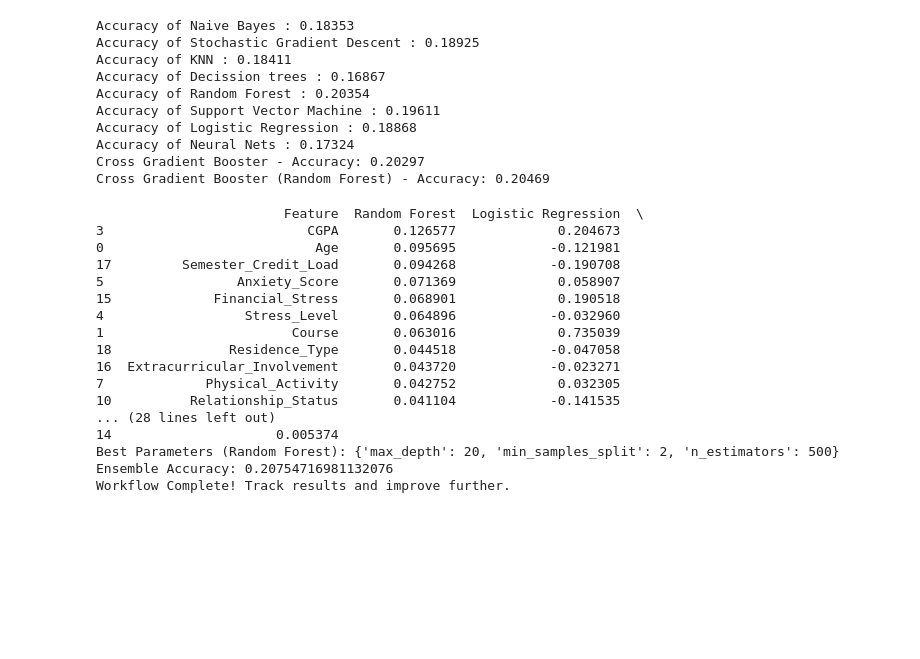
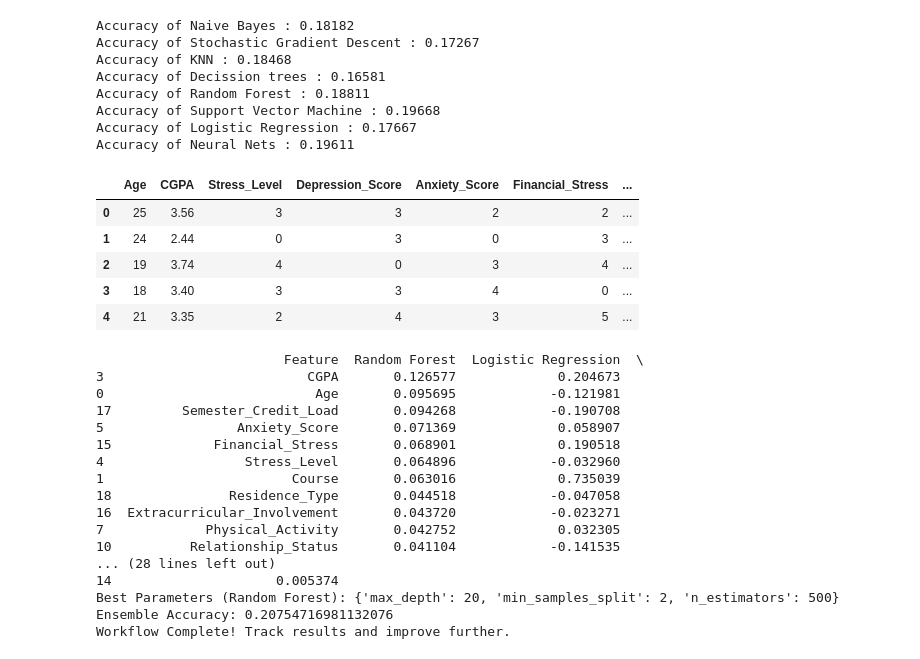
Before and after one commit to ReehalS/student-mental-health-model, a Jupyter notebook: Code/sandeep.ipynb, the cells around one changed output. Saved outputs shown, nothing was run; the diff lists cells and outputs as text; code cells hidden in the pictures; blank space fills up the shorter version.

Commit message:
Test many models with optimized set of columns

```diff
--- a/Code/sandeep.ipynb
+++ b/Code/sandeep.ipynb
@@ -18,8 +18,8 @@ from sklearn.tree import DecisionTreeClassifier
 from sklearn.ensemble import RandomForestClassifier
 from sklearn.svm import SVC
 from sklearn.neural_network import MLPClassifier
-from xgboost import XGBClassifier, XGBRFClassifier
-from xgboost import plot_tree, plot_importance
+# from xgboost import XGBClassifier, XGBRFClassifier
+# from xgboost import plot_tree, plot_importance
 
 from sklearn.metrics import confusion_matrix, accuracy_score, roc_auc_score, roc_curve
 from sklearn.model_selection import train_test_split
@@ -34,7 +34,7 @@ warnings.filterwarnings('ignore')
 # List of genres
 majors = ['main']
 # Load the corresponding datasets for the selected genres
-file_names = [f'../../Data/clean_df_{genre}.csv' for genre in majors]
+file_names = [f'../Data/clean_df_{genre}.csv' for genre in majors]
 data_frames = []
 
 for file_name in file_names:
@@ -51,16 +51,18 @@ if not data_frames:
 # Concatenate all genre datasets into a single DataFrame
 data = pd.concat(data_frames, ignore_index=True)
 
+# Course,Gender,Sleep_Quality,Physical_Activity,Diet_Quality,Social_Support,Relationship_Status,Substance_Use,Counseling_Service_Use,Family_History,Chronic_Illness,Extracurricular_Involvement,Residence_Type
+# CGPA, Semester_Credit_Load, Age, Anxiety_Score, Stress_Level, Financial_Stress
+
 # Drop specified columns if they exist
-# columns_to_drop = ['Course']
-# data = data.drop(columns=[col for col in columns_to_drop if col in data.columns])
-
+columns_to_drop = ['Course','Gender','Sleep_Quality','Physical_Activity','Diet_Quality','Social_Support','Relationship_Status','Substance_Use','Counseling_Service_Use','Family_History','Chronic_Illness','Extracurricular_Involvement','Residence_Type']
+data = data.drop(columns=[col for col in columns_to_drop if col in data.columns])
 
 # Fit and transform y_train and y_test
 
 y = data['Depression_Score']
 X = data.drop(columns=['Depression_Score'])
-X['Course'] = le.fit_transform(X['Course'])
+# X['Course'] = le.fit_transform(X['Course'])
 
 X = X.apply(pd.to_numeric, errors='coerce')
 X = X.dropna()
@@ -99,7 +101,7 @@ tree = DecisionTreeClassifier()
 model_assess(tree, "Decission trees")
 
 # Random Forest
-rforest = RandomForestClassifier(n_estimators=1000, max_depth=10, random_state=0)
+rforest = RandomForestClassifier(n_estimators=100, random_state=0)
 model_assess(rforest, "Random Forest")
 
 # Support Vector Machine
@@ -116,31 +118,38 @@ model_assess(nn, "Neural Nets")
 
 # Testing more models
 
-def model_assess_encoded(model, X_train, y_train, X_test, y_test, title="Default"):
-    # Train model with encoded labels
-    model.fit(X_train, y_train)
-    preds = model.predict(X_test)
-    preds_decoded = le.inverse_transform(preds)
-    print(f"Accuracy of {title}", round(accuracy_score(y_test, preds), 5))
+# def model_assess_encoded(model, X_train, y_train, X_test, y_test, title="Default"):
+#     # Train model with encoded labels
+#     model.fit(X_train, y_train)
+#     preds = model.predict(X_test)
+#     preds_decoded = le.inverse_transform(preds)
+#     print(f"Accuracy of {title}", round(accuracy_score(y_test, preds), 5))
 
-# Cross Gradient Booster
-xgb = XGBClassifier(n_estimators=1000, learning_rate=0.05)
-model_assess_encoded(xgb, X_train, y_train, X_test, y_test, "Extreme Gradient Booster")
+# # Cross Gradient Booster
+# xgb = XGBClassifier(n_estimators=1000, learning_rate=0.05)
+# model_assess_encoded(xgb, X_train, y_train, X_test, y_test, "Extreme Gradient Booster")
 
-# Cross Gradient Booster (Random Forest)
-xgbrf = XGBRFClassifier(objective= 'multi:softmax')
-model_assess_encoded(xgbrf, X_train, y_train, X_test, y_test, "Extreme Gradient Booster (Random Forest)")
+# # Cross Gradient Booster (Random Forest)
+# xgbrf = XGBRFClassifier(objective= 'multi:softmax')
+# model_assess_encoded(xgbrf, X_train, y_train, X_test, y_test, "Extreme Gradient Booster (Random Forest)")
 # %% [output]
-Accuracy of Naive Bayes : 0.18353
-Accuracy of Stochastic Gradient Descent : 0.18925
-Accuracy of KNN : 0.18411
-Accuracy of Decission trees : 0.16867
-Accuracy of Random Forest : 0.20354
-Accuracy of Support Vector Machine : 0.19611
-Accuracy of Logistic Regression : 0.18868
-Accuracy of Neural Nets : 0.17324
-Cross Gradient Booster - Accuracy: 0.20297
-Cross Gradient Booster (Random Forest) - Accuracy: 0.20469
+Accuracy of Naive Bayes : 0.18182
+Accuracy of Stochastic Gradient Descent : 0.17267
+Accuracy of KNN : 0.18468
+Accuracy of Decission trees : 0.16581
+Accuracy of Random Forest : 0.18811
+Accuracy of Support Vector Machine : 0.19668
+Accuracy of Logistic Regression : 0.17667
+Accuracy of Neural Nets : 0.19611
+# %%
+data.head()
+# %% [output]
+|  | Age | CGPA | Stress_Level | Depression_Score | Anxiety_Score | Financial_Stress | ... |
+| 0 | 25 | 3.56 | 3 | 3 | 2 | 2 | ... |
+| 1 | 24 | 2.44 | 0 | 3 | 0 | 3 | ... |
+| 2 | 19 | 3.74 | 4 | 0 | 3 | 4 | ... |
+| 3 | 18 | 3.40 | 3 | 3 | 4 | 0 | ... |
+| 4 | 21 | 3.35 | 2 | 4 | 3 | 5 | ... |
 # %%
 # Libraries
 import pandas as pd
```
Also changed, not shown: parts of 5 cells of this notebook, 2 other files.
